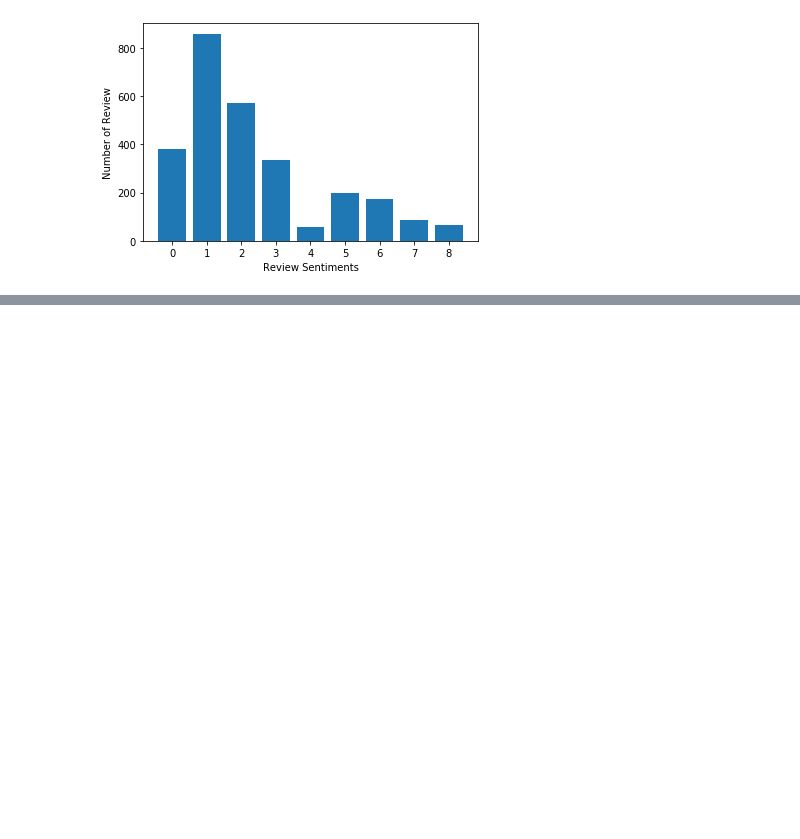
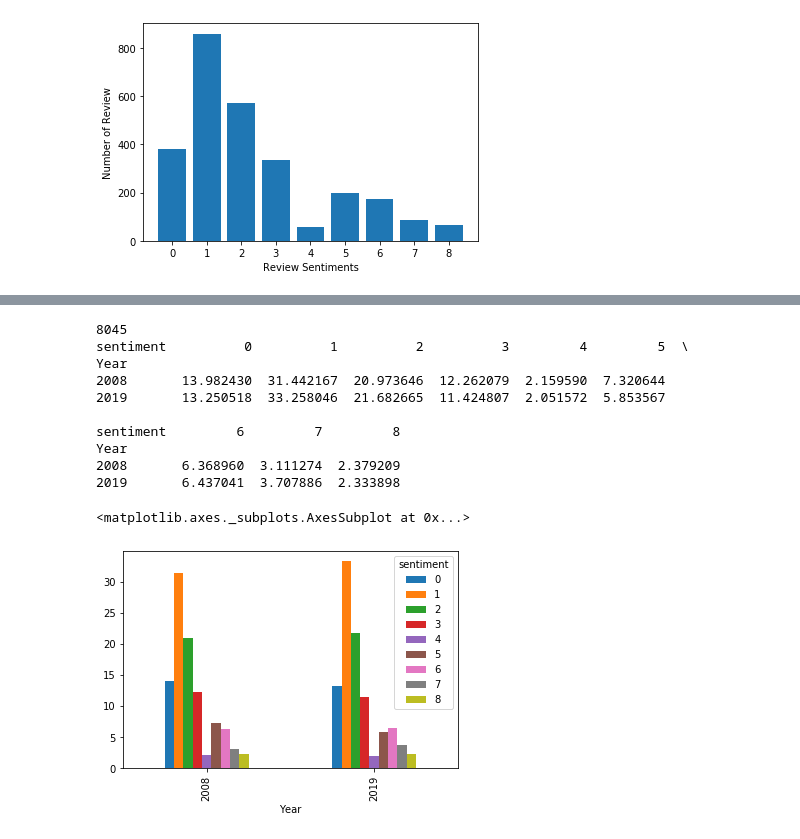
Before and after one commit to UNCG-CSE/Budget_Text_Analysis, a Jupyter notebook: src/Budget_Analysis_Emotions2.ipynb, the cells around one changed output, grey strips where cells are left out. Cells and saved outputs as stored; diff of their text form; code cells hidden in the pictures; blank space fills up the shorter version.

Commit message:
updated the plotting code

```diff
--- a/src/Budget_Analysis_Emotions2.ipynb
+++ b/src/Budget_Analysis_Emotions2.ipynb
@@ -123,0 +117,3 @@ GCS['Year'] = 2019
+# %%
+CombinedGCS = pd.concat([GCS08,GCS])
+CombinedGCS.head()
@@ -123,0 +127,22 @@ GCS['Year'] = 2019
+# %%
+len_DF = len(CombinedGCS)
+print(len_DF)
+budget_sentiment = CombinedGCS.groupby(['Year', 'sentiment']).sentiment.count()
+#budget_sentiment.plot(kind='bar')
+#print(budget_sentiment)
+abc = budget_sentiment.groupby(level=0).apply(lambda x:x*100/x.sum()).unstack()
+print(abc)
+abc.plot(kind='bar')
+# %% [output]
+8045
+sentiment          0          1          2          3         4         5  \
+Year
+2008       13.982430  31.442167  20.973646  12.262079  2.159590  7.320644
+2019       13.250518  33.258046  21.682665  11.424807  2.051572  5.853567
+
+sentiment         6         7         8
+Year
+2008       6.368960  3.111274  2.379209
+2019       6.437041  3.707886  2.333898
+<matplotlib.axes._subplots.AxesSubplot at 0x...>
+[figure, added]
```
Also changed, not shown: parts of 2 cells of this notebook.
